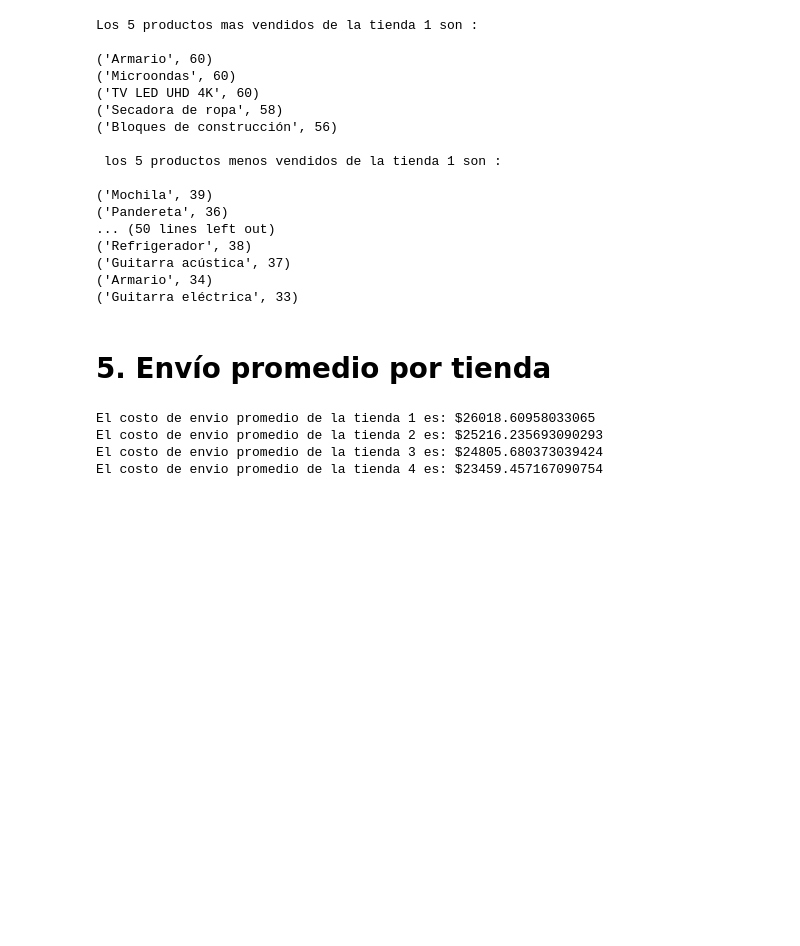
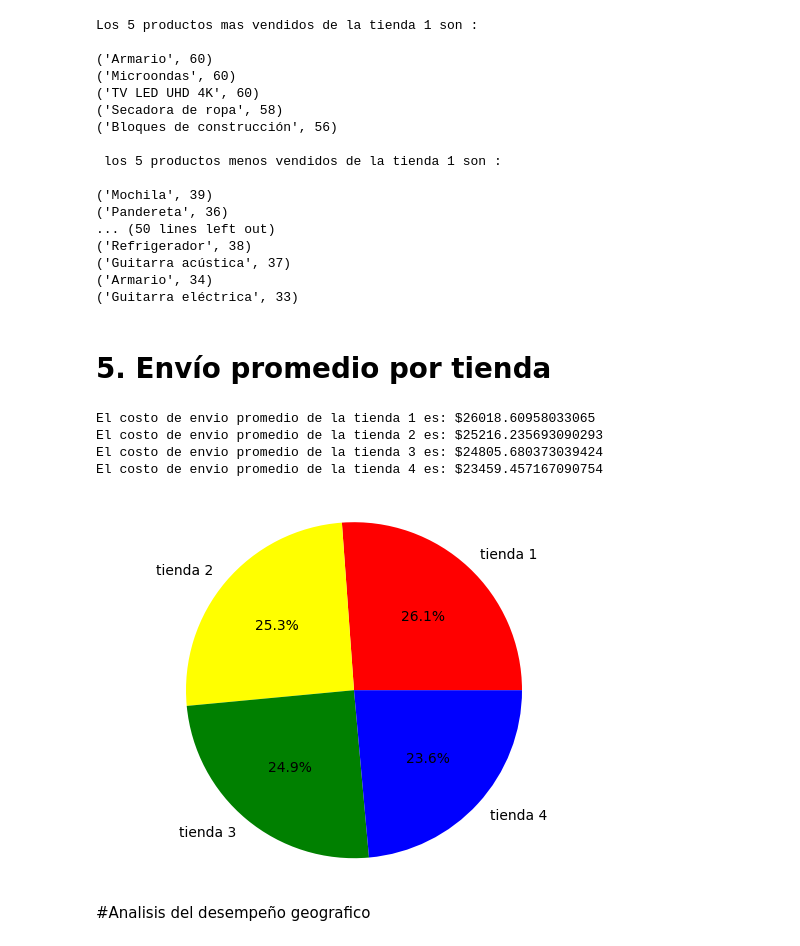
Before and after one commit to veterydaisy/AluraStore, a Jupyter notebook: AluraStoreLatam.ipynb, the cells around one changed output. Cells and saved outputs as stored; diff of their text form; code cells hidden in the pictures; blank space fills up the shorter version.

```diff
--- a/AluraStoreLatam.ipynb
+++ b/AluraStoreLatam.ipynb
@@ -338,3 +338,15 @@ El costo de envio promedio de la tienda 1 es: $26018.60958033065
 El costo de envio promedio de la tienda 2 es: $25216.235693090293
 El costo de envio promedio de la tienda 3 es: $24805.680373039424
 El costo de envio promedio de la tienda 4 es: $23459.457167090754
+# %%
+envio_promedio = [envio_promedio_tienda_1,envio_promedio_tienda_2,envio_promedio_tienda_3,envio_promedio_tienda_4]
+tiendas = ['tienda 1', 'tienda 2', 'tienda 3', 'tienda 4']
+
+fig, ax = plt.subplots()
+ax.pie(envio_promedio, labels=tiendas, autopct='%1.1f%%', colors=['red','yellow', 'green', 'blue'])
+ax.axis('equal')
+plt.show()
+# %% [output]
+[figure, added]
+# %% [markdown]
+#Analisis del desempeño geografico
```
Also changed, not shown: parts of 4 cells of this notebook.
